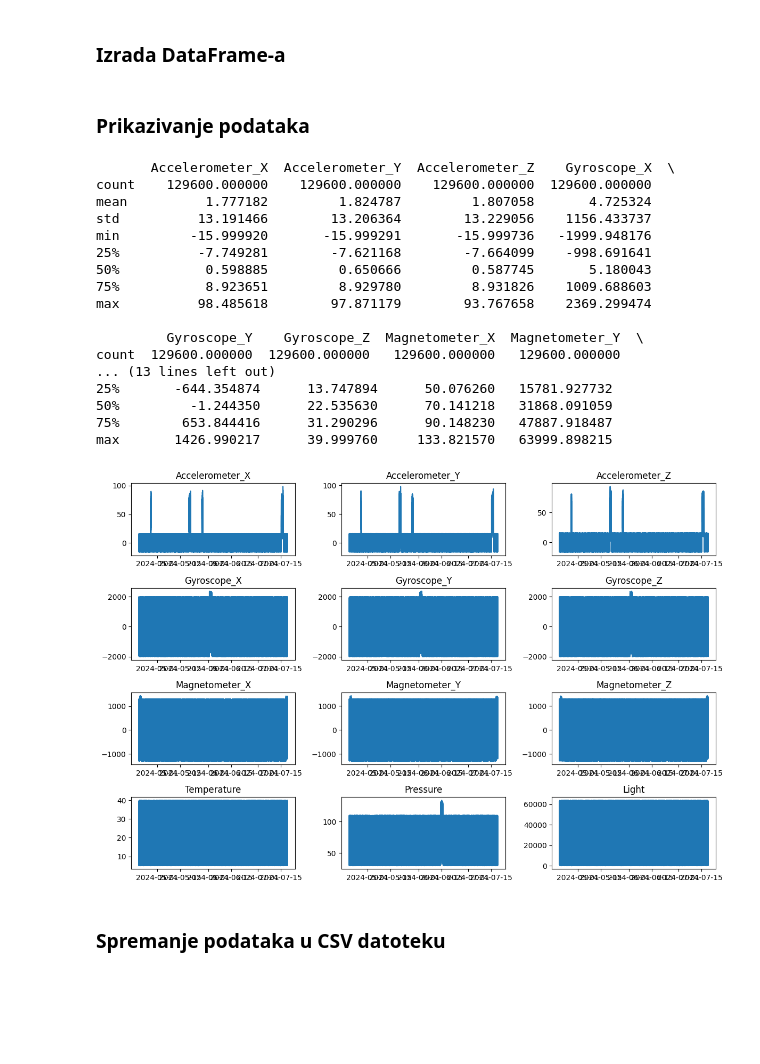
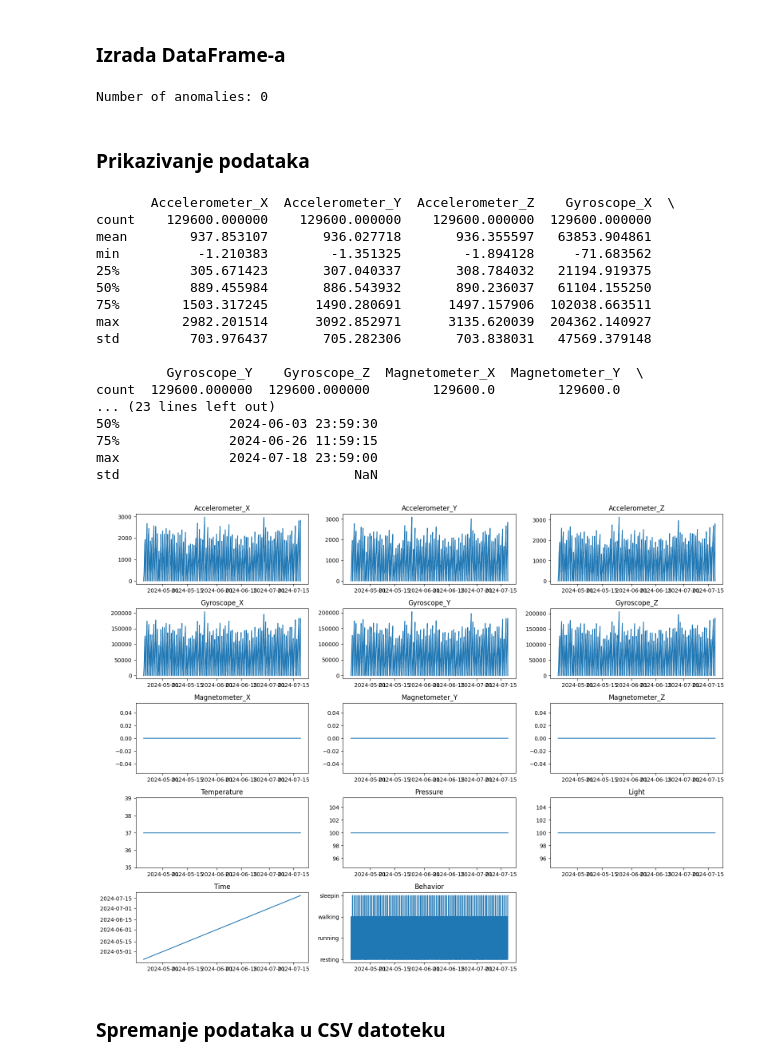
Before and after one commit to ivankikic/thesis, a Jupyter notebook: simulation_system.ipynb, the cells around one changed output. Drawn from its saved outputs; the diff is of its cells as text; code cells hidden in the pictures; blank space fills up the shorter version.

Commit message:
Add realworld effect data

```diff
--- a/simulation_system.ipynb
+++ b/simulation_system.ipynb
@@ -70,7 +114,7 @@ for _ in range(int(num_points * anomaly_chance)):
 # Print the number of anomalies
 print(f"Number of anomalies: {anomalies}")
 
-# Creating DataFrame
+# Create DataFrame
 df = pd.DataFrame({
     'Accelerometer_X': accelerometer[:, 0],
     'Accelerometer_Y': accelerometer[:, 1],
@@ -83,41 +127,45 @@ df = pd.DataFrame({
     'Magnetometer_Z': magnetometer[:, 2],
     'Temperature': temperature,
     'Pressure': pressure,
-    'Light': light
+    'Light': light,
+    'Time': times,
+    'Behavior': behavior
 }, index=times)
+# %% [output]
+Number of anomalies: 0
 # %% [markdown]
 ### Prikazivanje podataka
 # %%
 # Displaying statistical summary of the data
 print(df.describe())
 
 # Displaying the data
-plt.figure(figsize=(12, 8))
+plt.figure(figsize=(16, 12))
 for i, column in enumerate(df.columns):
-    plt.subplot(4, 3, i + 1)
+    plt.subplot(5, 3, i + 1)
     plt.plot(df.index, df[column])
     plt.title(column)
 plt.tight_layout()
 plt.show()
 # %% [output]
        Accelerometer_X  Accelerometer_Y  Accelerometer_Z    Gyroscope_X  \
 count    129600.000000    129600.000000    129600.000000  129600.000000
-mean          1.777182         1.824787         1.807058       4.725324
-std          13.191466        13.206364        13.229056    1156.433737
-min         -15.999920       -15.999291       -15.999736   -1999.948176
-25%          -7.749281        -7.621168        -7.664099    -998.691641
-50%           0.598885         0.650666         0.587745       5.180043
-75%           8.923651         8.929780         8.931826    1009.688603
-max          98.485618        97.871179        93.767658    2369.299474
+mean        937.853107       936.027718       936.355597   63853.904861
+min          -1.210383        -1.351325        -1.894128     -71.683562
+25%         305.671423       307.040337       308.784032   21194.919375
+50%         889.455984       886.543932       890.236037   61104.155250
+75%        1503.317245      1490.280691      1497.157906  102038.663511
+max        2982.201514      3092.852971      3135.620039  204362.140927
+std         703.976437       705.282306       703.838031   47569.379148
 
          Gyroscope_Y    Gyroscope_Z  Magnetometer_X  Magnetometer_Y  \
-count  129600.000000  129600.000000   129600.000000   129600.000000
-... (13 lines left out)
-25%       -644.354874      13.747894      50.076260   15781.927732
-50%         -1.244350      22.535630      70.141218   31868.091059
-75%        653.844416      31.290296      90.148230   47887.918487
-max       1426.990217      39.999760     133.821570   63999.898215
+count  129600.000000  129600.000000        129600.0        129600.0
+... (23 lines left out)
+50%              2024-06-03 23:59:30
+75%              2024-06-26 11:59:15
+max              2024-07-18 23:59:00
+std                              NaN
-[figure, old version]
+[figure, new version]
 # %% [markdown]
 ### Spremanje podataka u CSV datoteku
 # %%
```
Also changed, not shown: parts of 4 cells of this notebook, 1 other file.
